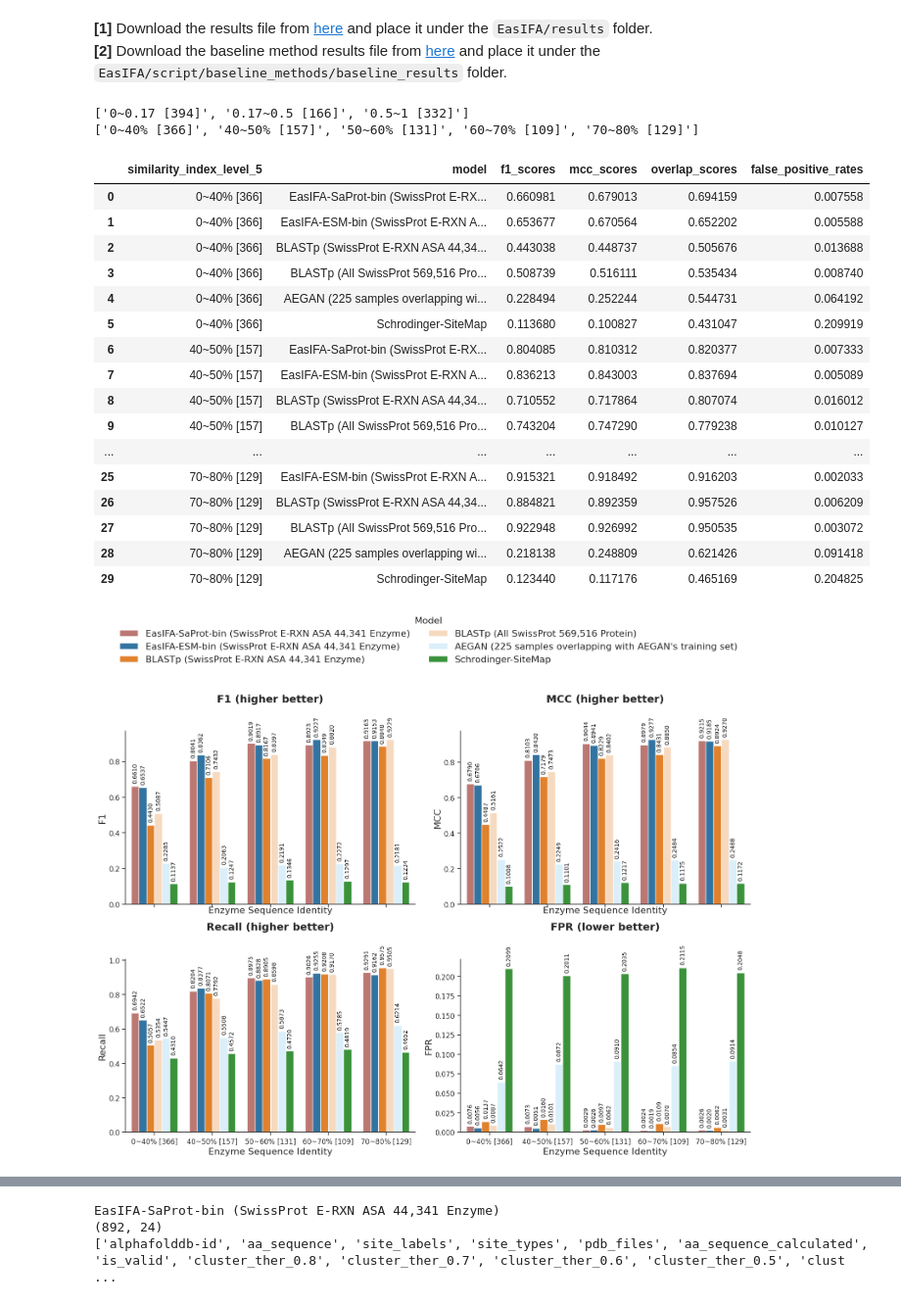
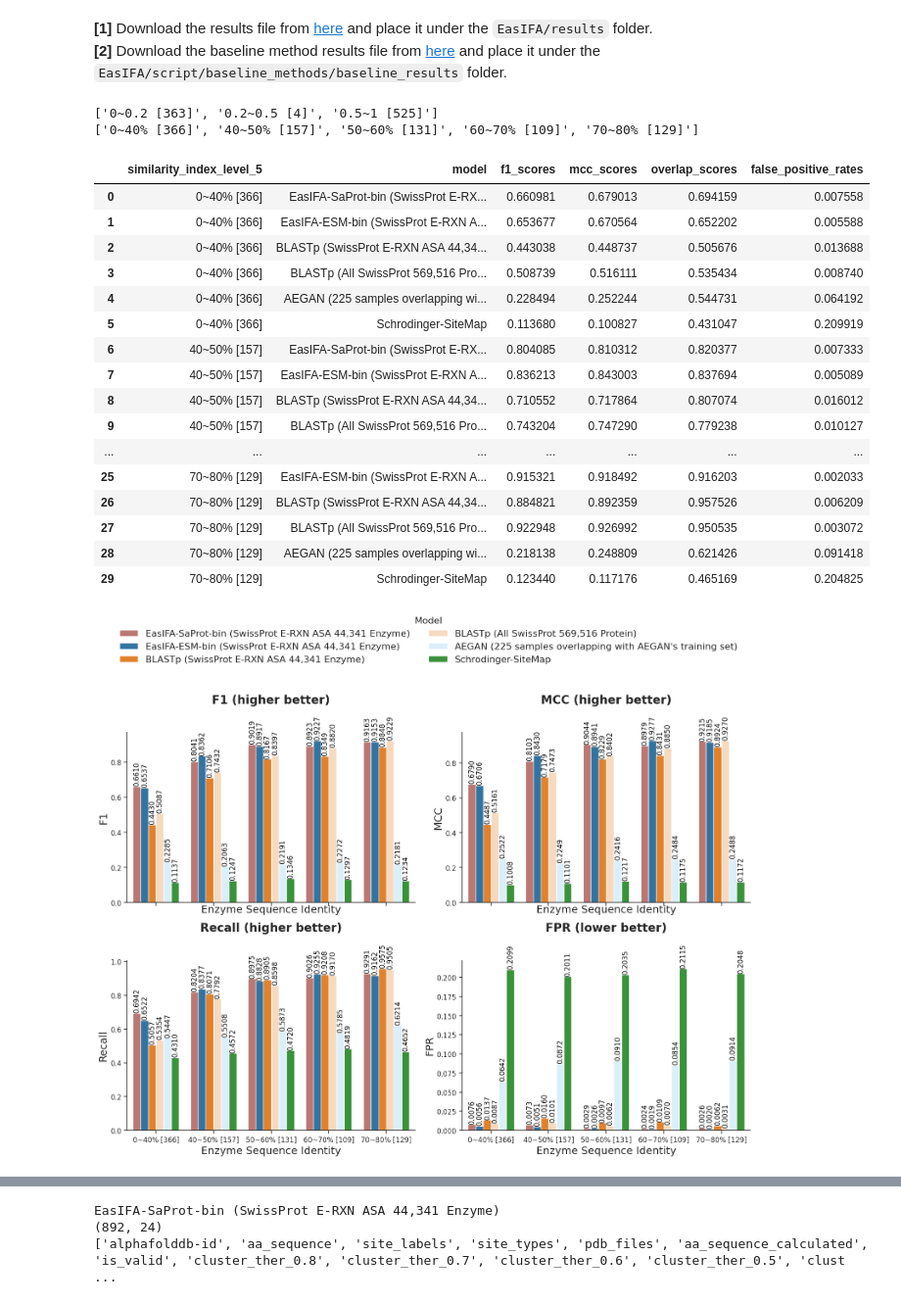
Before and after one commit to wangxr0526/EasIFA, a Jupyter notebook: script/scoring_results.ipynb, the cells around one changed output, grey strips where cells are left out. Shown at 98% size. Cells and saved outputs as stored; diff of their text form; code cells hidden in the pictures.

```diff
--- a/script/scoring_results.ipynb
+++ b/script/scoring_results.ipynb
@@ -44,8 +44,8 @@ def load_similar_df(similar_df_path, include_counts=False):
     similar_df = pd.read_csv(similar_df_path)
     # Categorize 'max_tmscore'
     similar_df.loc[similar_df['max_tmscore'] > 0.5, 'max_tmscore_range'] = '0.5~1'
-    similar_df.loc[(similar_df['max_tmscore'] <= 0.5) & (similar_df['max_tmscore'] > 0.17), 'max_tmscore_range'] = '0.17~0.5'
-    similar_df.loc[similar_df['max_tmscore'] <= 0.17, 'max_tmscore_range'] = '0~0.17'
+    similar_df.loc[(similar_df['max_tmscore'] <= 0.5) & (similar_df['max_tmscore'] > 0.2), 'max_tmscore_range'] = '0.2~0.5'
+    similar_df.loc[similar_df['max_tmscore'] <= 0.2, 'max_tmscore_range'] = '0~0.2'
 
 
 
@@ -132,12 +132,12 @@ for i, score in enumerate(score_list):
     # Add annotations
     for p in ax.patches:
         height = p.get_height()
-        ax.annotate(f'{height:.4f}', (p.get_x() + p.get_width() / 2., height), ha='center', va='center', fontsize=10, color='black', xytext=(0, 22), textcoords='offset points', rotation=90)
+        ax.annotate(f'{height:.4f}', (p.get_x() + p.get_width() / 2., height), ha='center', va='center', fontsize=12, color='black', xytext=(0, 22), textcoords='offset points', rotation=90)
         # if p.get_facecolor() in [ax.patches[j].get_facecolor() for j in [4, 5]]:  # Indices for BLASTp (All SwissProt) and AEGAN
         #     p.set_alpha(0.1)  # Set transparency
-    axes[i].set_title('{}'.format(score_name), fontsize=18, pad=50, fontweight='bold')
-    axes[i].set_xlabel('Enzyme Sequence Identity', fontsize=16)
-    axes[i].set_ylabel(score_name.split(' (')[0], fontsize=16)
+    axes[i].set_title('{}'.format(score_name), fontsize=20, pad=50, fontweight='bold')
+    axes[i].set_xlabel('Enzyme Sequence Identity', fontsize=18)
+    axes[i].set_ylabel(score_name.split(' (')[0], fontsize=18)
     axes[i].spines['top'].set_visible(False)
     axes[i].spines['right'].set_visible(False)
     axes[i].yaxis.grid(False)
@@ -148,35 +148,35 @@ for i, score in enumerate(score_list):
         axes[i].legend(title='Model')
         handles, labels = axes[0].get_legend_handles_labels()
 
 
     axes[i].get_legend().remove()
 
 # 统一图例
 
 fig.legend(handles, labels, loc='upper center', ncol=2, title='Model', frameon=False, fontsize='16', title_fontsize='16', bbox_to_anchor=(0.5, 1.10))
 plt.tight_layout(rect=[0, 0, 1, 0.95])
 plt.show()
 # %% [output]
-['0~0.17 [394]', '0.17~0.5 [166]', '0.5~1 [332]']
+['0~0.2 [363]', '0.2~0.5 [4]', '0.5~1 [525]']
 ['0~40% [366]', '40~50% [157]', '50~60% [131]', '60~70% [109]', '70~80% [129]']
 |  | similarity_index_level_5 | model | f1_scores | mcc_scores | overlap_scores | false_positive_rates |
 | 0 | 0~40% [366] | EasIFA-SaProt-bin (SwissProt E-RX... | 0.660981 | 0.679013 | 0.694159 | 0.007558 |
 | 1 | 0~40% [366] | EasIFA-ESM-bin (SwissProt E-RXN A... | 0.653677 | 0.670564 | 0.652202 | 0.005588 |
 | 2 | 0~40% [366] | BLASTp (SwissProt E-RXN ASA 44,34... | 0.443038 | 0.448737 | 0.505676 | 0.013688 |
 | 3 | 0~40% [366] | BLASTp (All SwissProt 569,516 Pro... | 0.508739 | 0.516111 | 0.535434 | 0.008740 |
 | 4 | 0~40% [366] | AEGAN (225 samples overlapping wi... | 0.228494 | 0.252244 | 0.544731 | 0.064192 |
 | 5 | 0~40% [366] | Schrodinger-SiteMap | 0.113680 | 0.100827 | 0.431047 | 0.209919 |
 | 6 | 40~50% [157] | EasIFA-SaProt-bin (SwissProt E-RX... | 0.804085 | 0.810312 | 0.820377 | 0.007333 |
 | 7 | 40~50% [157] | EasIFA-ESM-bin (SwissProt E-RXN A... | 0.836213 | 0.843003 | 0.837694 | 0.005089 |
 | 8 | 40~50% [157] | BLASTp (SwissProt E-RXN ASA 44,34... | 0.710552 | 0.717864 | 0.807074 | 0.016012 |
 | 9 | 40~50% [157] | BLASTp (All SwissProt 569,516 Pro... | 0.743204 | 0.747290 | 0.779238 | 0.010127 |
 | ... | ... | ... | ... | ... | ... | ... |
 | 25 | 70~80% [129] | EasIFA-ESM-bin (SwissProt E-RXN A... | 0.915321 | 0.918492 | 0.916203 | 0.002033 |
 | 26 | 70~80% [129] | BLASTp (SwissProt E-RXN ASA 44,34... | 0.884821 | 0.892359 | 0.957526 | 0.006209 |
 | 27 | 70~80% [129] | BLASTp (All SwissProt 569,516 Pro... | 0.922948 | 0.926992 | 0.950535 | 0.003072 |
 | 28 | 70~80% [129] | AEGAN (225 samples overlapping wi... | 0.218138 | 0.248809 | 0.621426 | 0.091418 |
 | 29 | 70~80% [129] | Schrodinger-SiteMap | 0.123440 | 0.117176 | 0.465169 | 0.204825 |
-[figure, old version]
+[figure, new version]
 # %%
 # %%
 # %%
```
Also changed, not shown: parts of 7 cells of this notebook, 11 other files.
